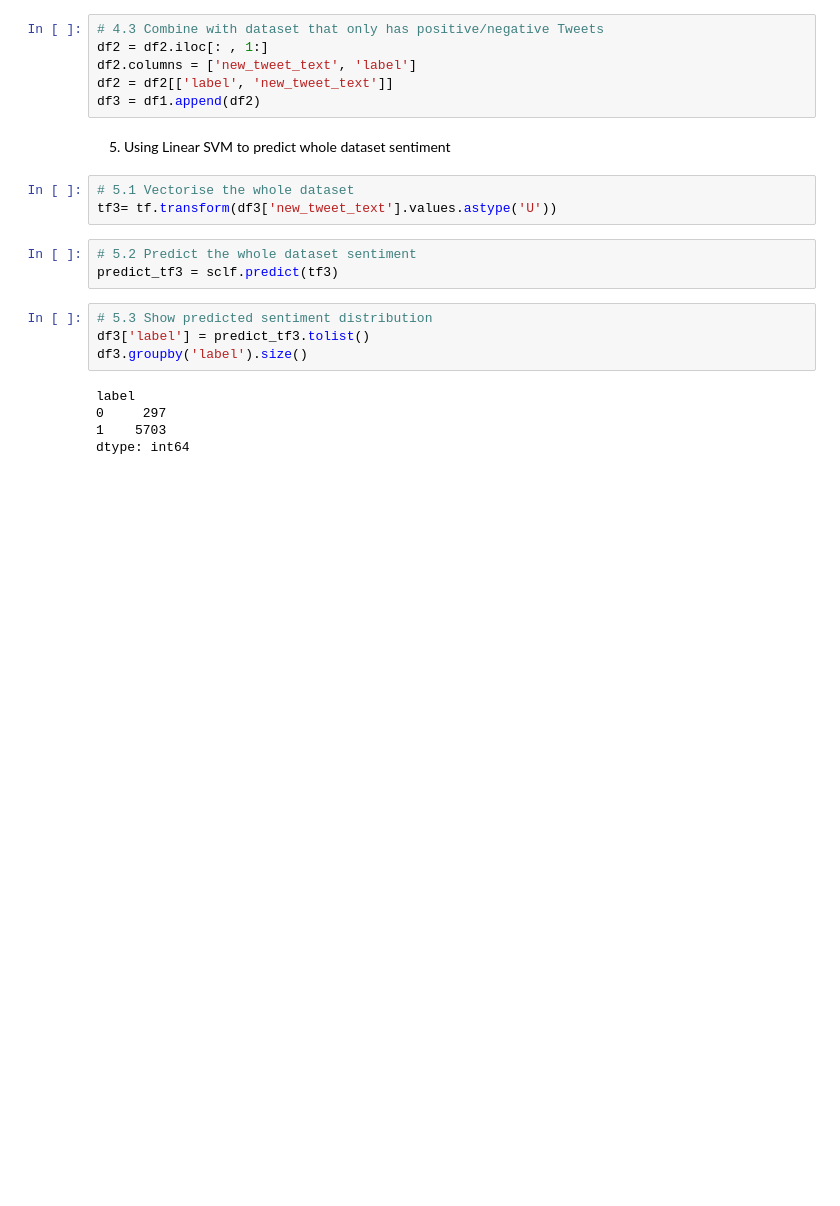
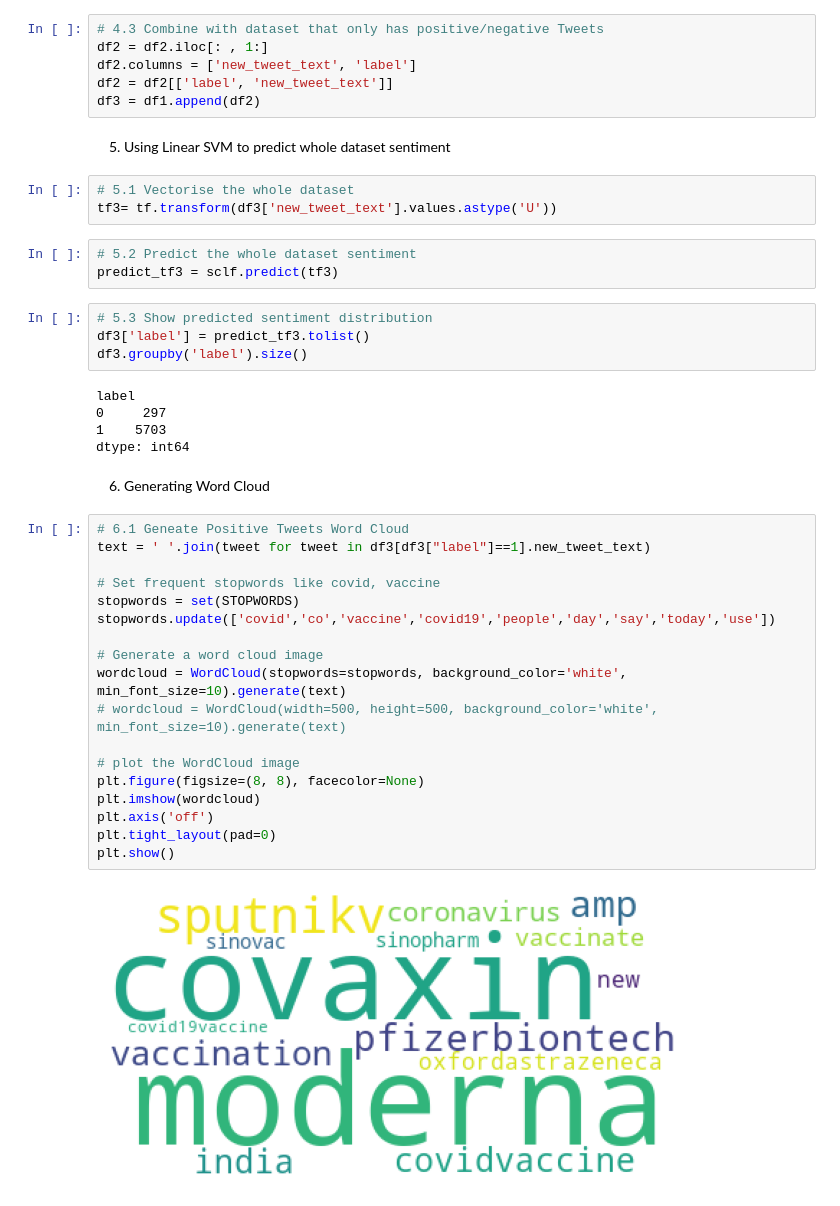
Before and after one commit to HuiTingChow/WQD7006_2022_Assignment, a Jupyter notebook: 2-train.ipynb, the cells around one changed output. Cells and saved outputs as stored; diff of their text form; blank space fills up the shorter version.

```diff
--- a/2-train.ipynb
+++ b/2-train.ipynb
@@ -206,3 +208,25 @@ label
 0     297
 1    5703
 dtype: int64
+# %% [markdown]
+6. Generating Word Cloud
+# %%
+# 6.1 Geneate Positive Tweets Word Cloud
+text = ' '.join(tweet for tweet in df3[df3["label"]==1].new_tweet_text)
+
+# Set frequent stopwords like covid, vaccine
+stopwords = set(STOPWORDS)
+stopwords.update(['covid','co','vaccine','covid19','people','day','say','today','use'])
+
+# Generate a word cloud image
+wordcloud = WordCloud(stopwords=stopwords, background_color='white', min_font_size=10).generate(text)
+# wordcloud = WordCloud(width=500, height=500, background_color='white', min_font_size=10).generate(text)
+
+# plot the WordCloud image
+plt.figure(figsize=(8, 8), facecolor=None)
+plt.imshow(wordcloud)
+plt.axis('off')
+plt.tight_layout(pad=0)
+plt.show()
+# %% [output]
+[figure, added]
```
Also changed, not shown: parts of 4 cells of this notebook.
